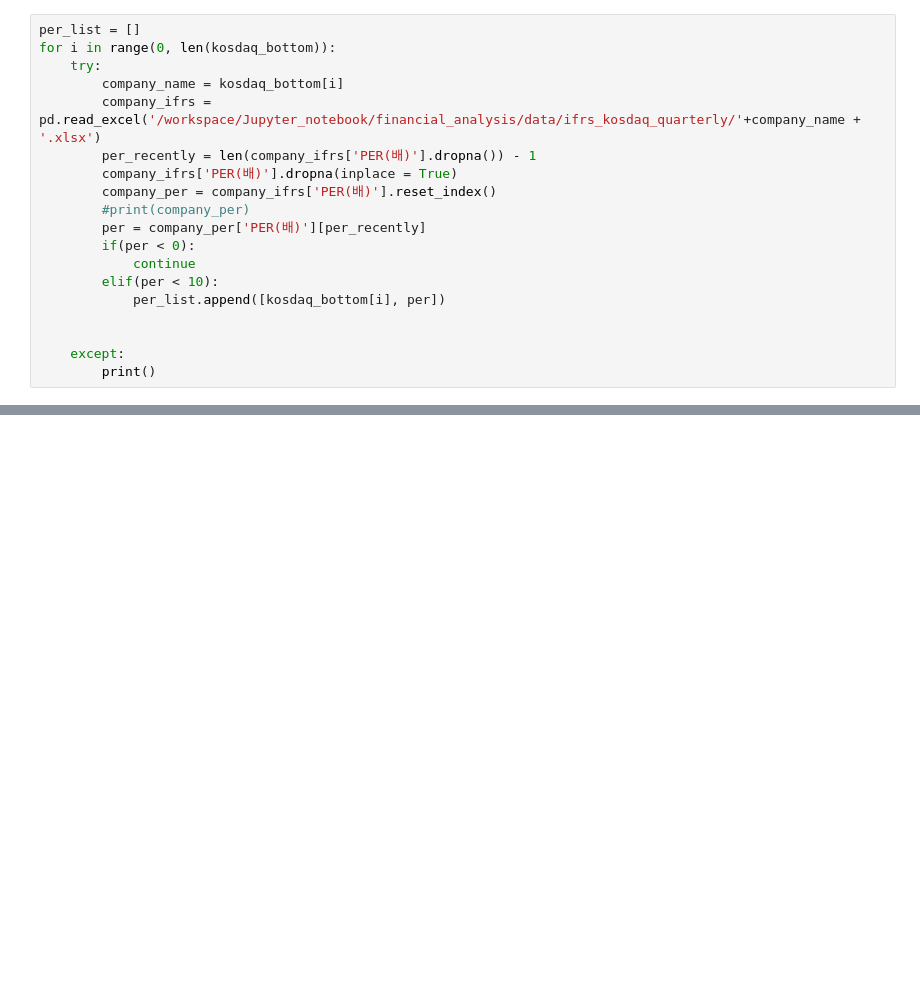
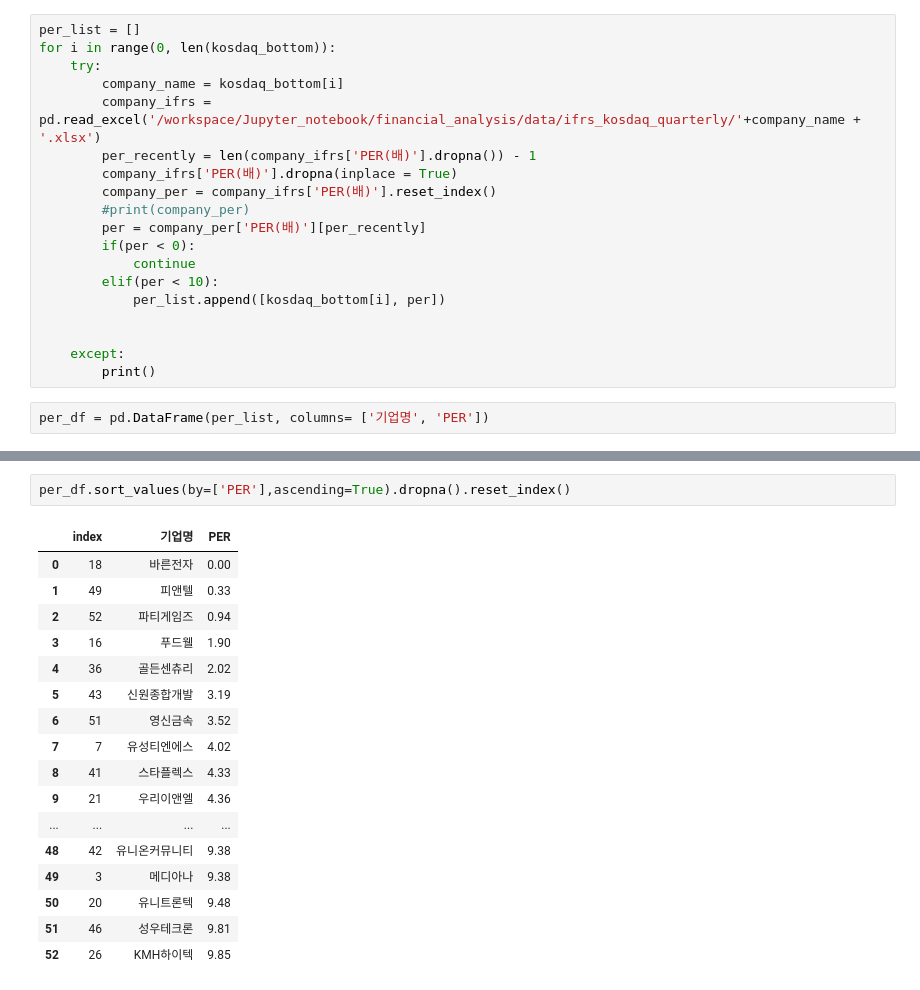
Before and after one commit to dudals3844/financial_analysis, a Jupyter notebook: src/market_cap_bottom_kosdaq.ipynb, the cells around one changed output, grey strips where cells are left out. Saved outputs shown, nothing was run; the diff lists cells and outputs as text; blank space fills up the shorter version.

```diff
--- a/src/market_cap_bottom_kosdaq.ipynb
+++ b/src/market_cap_bottom_kosdaq.ipynb
@@ -125,3 +141,5 @@ for i in range(0, len(kosdaq_bottom)):
 
     except:
         print()
+# %%
+per_df = pd.DataFrame(per_list, columns= ['기업명', 'PER'])
@@ -127,0 +166,20 @@ for i in range(0, len(kosdaq_bottom)):
+# %%
+per_df.sort_values(by=['PER'],ascending=True).dropna().reset_index()
+# %% [output]
+|  | index | 기업명 | PER |
+| 0 | 18 | 바른전자 | 0.00 |
+| 1 | 49 | 피앤텔 | 0.33 |
+| 2 | 52 | 파티게임즈 | 0.94 |
+| 3 | 16 | 푸드웰 | 1.90 |
+| 4 | 36 | 골든센츄리 | 2.02 |
+| 5 | 43 | 신원종합개발 | 3.19 |
+| 6 | 51 | 영신금속 | 3.52 |
+| 7 | 7 | 유성티엔에스 | 4.02 |
+| 8 | 41 | 스타플렉스 | 4.33 |
+| 9 | 21 | 우리이앤엘 | 4.36 |
+| ... | ... | ... | ... |
+| 48 | 42 | 유니온커뮤니티 | 9.38 |
+| 49 | 3 | 메디아나 | 9.38 |
+| 50 | 20 | 유니트론텍 | 9.48 |
+| 51 | 46 | 성우테크론 | 9.81 |
+| 52 | 26 | KMH하이텍 | 9.85 |
```
Also changed, not shown: parts of 8 cells of this notebook, 14 other files.
